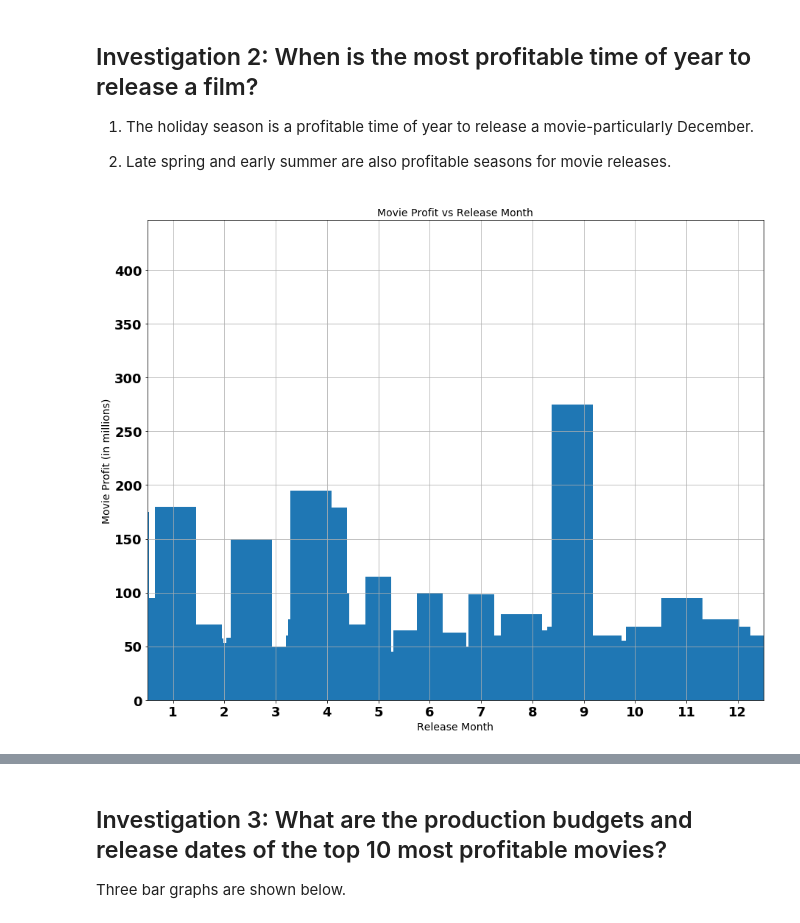
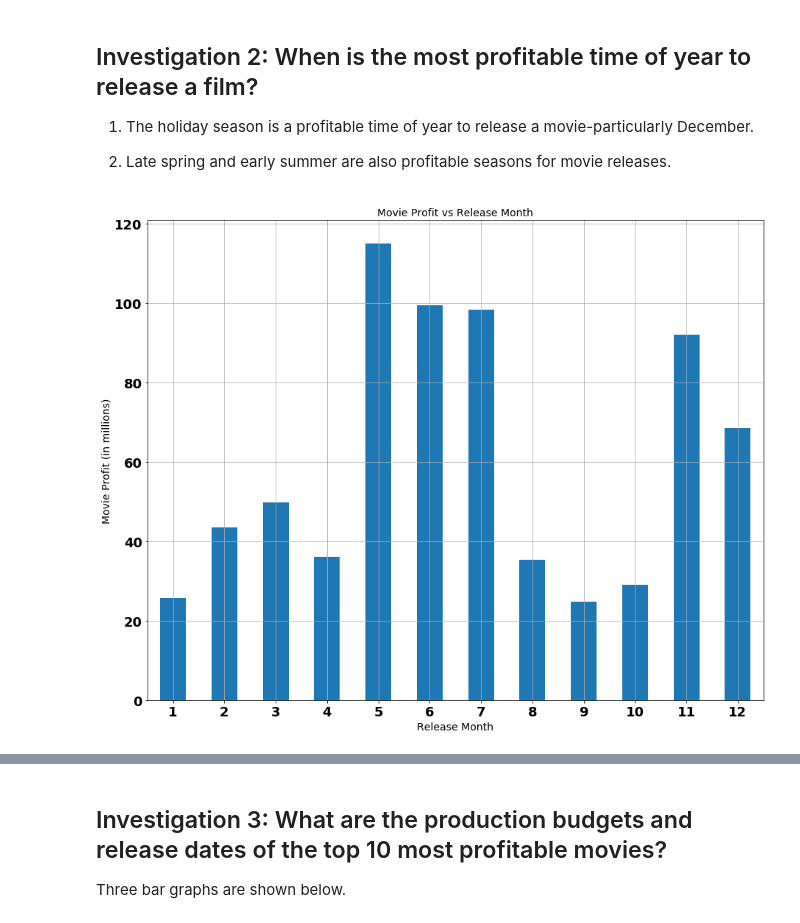
Before and after one commit to jesrodriguez0816/dsc-phase-1-project, a Jupyter notebook: Movies at Microsoft.ipynb, the cells around one changed output, grey strips where cells are left out. Saved outputs shown, nothing was run; the diff lists cells and outputs as text; code cells hidden in the pictures.

```diff
--- a/Movies at Microsoft.ipynb
+++ b/Movies at Microsoft.ipynb
@@ -244,14 +245,13 @@ Text(0.5, 1.0, 'Movie Budget vs Profit')
 # %%
 (df_info.groupby('month')['movie_profit'].mean()/1000000).plot(kind = 'bar', figsize=(15,12))
 plt.xticks(rotation=0)
-plt.bar(x, y)
 plt.title('Movie Profit vs Release Month', fontsize=14)
 plt.xlabel('Release Month', fontsize=14)
 plt.ylabel('Movie Profit (in millions)', fontsize=14)
 plt.grid(True)
 plt.show()
 # %% [output]
-[figure, old version]
+[figure, new version]
 # %%
 #When is the most profitable time of year to release a film?
 import matplotlib.pyplot as plt
```
Also changed, not shown: parts of 8 cells of this notebook.
